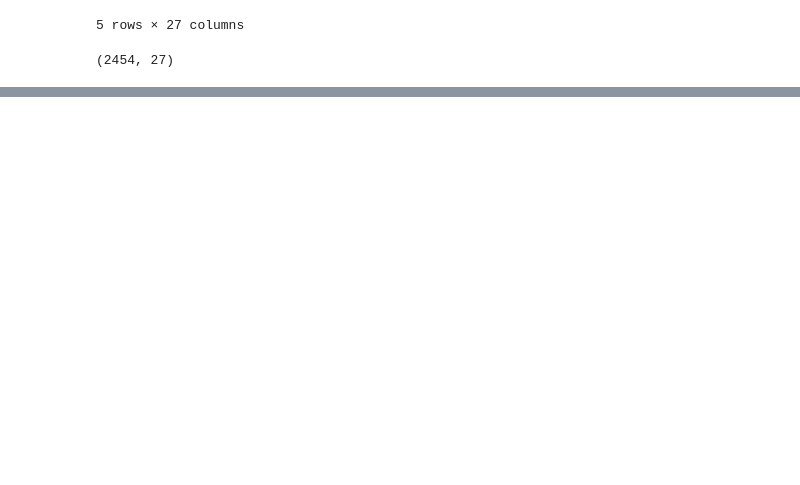
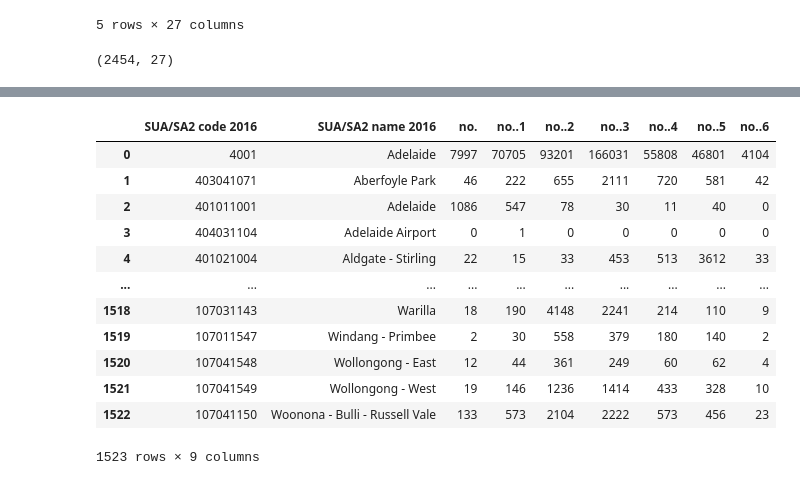
Before and after one commit to MAST30034-Applied-Data-Science/generic-real-estate-consulting-project-group-1-iron-data-man, a Jupyter notebook: notebooks/data_cleaning_external.ipynb, the cells around one changed output, grey strips where cells are left out. Cells and saved outputs as stored; diff of their text form; code cells hidden in the pictures; blank space fills up the shorter version.

```diff
--- a/notebooks/data_cleaning_external.ipynb
+++ b/notebooks/data_cleaning_external.ipynb
@@ -150 +164,19 @@ external
 18442 rows × 40 columns
+# %%
+# read
+residential_area = pd.read_excel("../data/raw/functional.xlsx",sheet_name="Table 1",header=5)
+residential_area
+# %% [output]
+|  | SUA/SA2 code 2016 | SUA/SA2 name 2016 | no. | no..1 | no..2 | no..3 | no..4 | no..5 | no..6 |
+| 0 | 4001 | Adelaide | 7997 | 70705 | 93201 | 166031 | 55808 | 46801 | 4104 |
+| 1 | 403041071 | Aberfoyle Park | 46 | 222 | 655 | 2111 | 720 | 581 | 42 |
+| 2 | 401011001 | Adelaide | 1086 | 547 | 78 | 30 | 11 | 40 | 0 |
+| 3 | 404031104 | Adelaide Airport | 0 | 1 | 0 | 0 | 0 | 0 | 0 |
+| 4 | 401021004 | Aldgate - Stirling | 22 | 15 | 33 | 453 | 513 | 3612 | 33 |
+| ... | ... | ... | ... | ... | ... | ... | ... | ... | ... |
+| 1518 | 107031143 | Warilla | 18 | 190 | 4148 | 2241 | 214 | 110 | 9 |
+| 1519 | 107011547 | Windang - Primbee | 2 | 30 | 558 | 379 | 180 | 140 | 2 |
+| 1520 | 107041548 | Wollongong - East | 12 | 44 | 361 | 249 | 60 | 62 | 4 |
+| 1521 | 107041549 | Wollongong - West | 19 | 146 | 1236 | 1414 | 433 | 328 | 10 |
+| 1522 | 107041150 | Woonona - Bulli - Russell Vale | 133 | 573 | 2104 | 2222 | 573 | 456 | 23 |
+1523 rows × 9 columns
```
Also changed, not shown: parts of 10 cells of this notebook.
